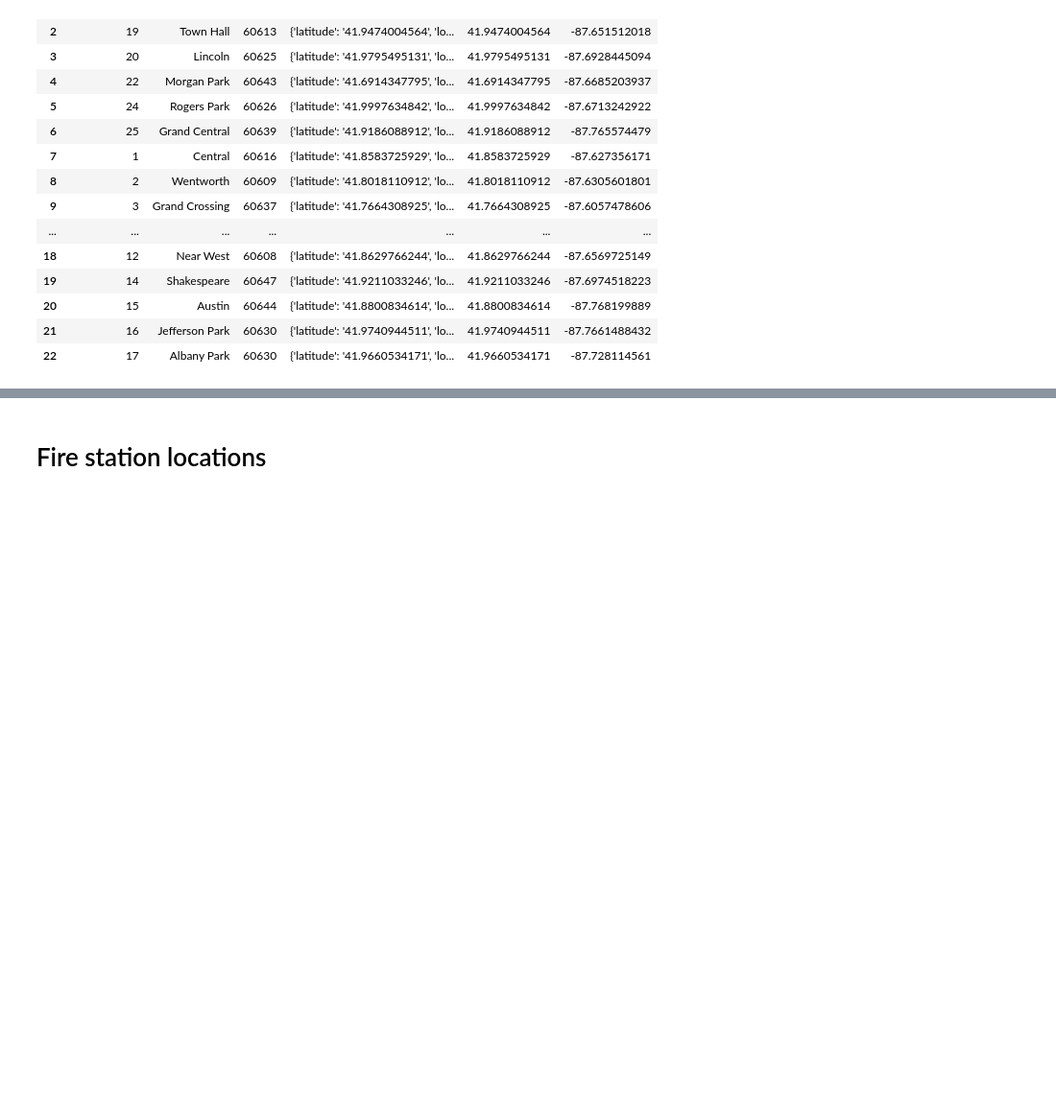
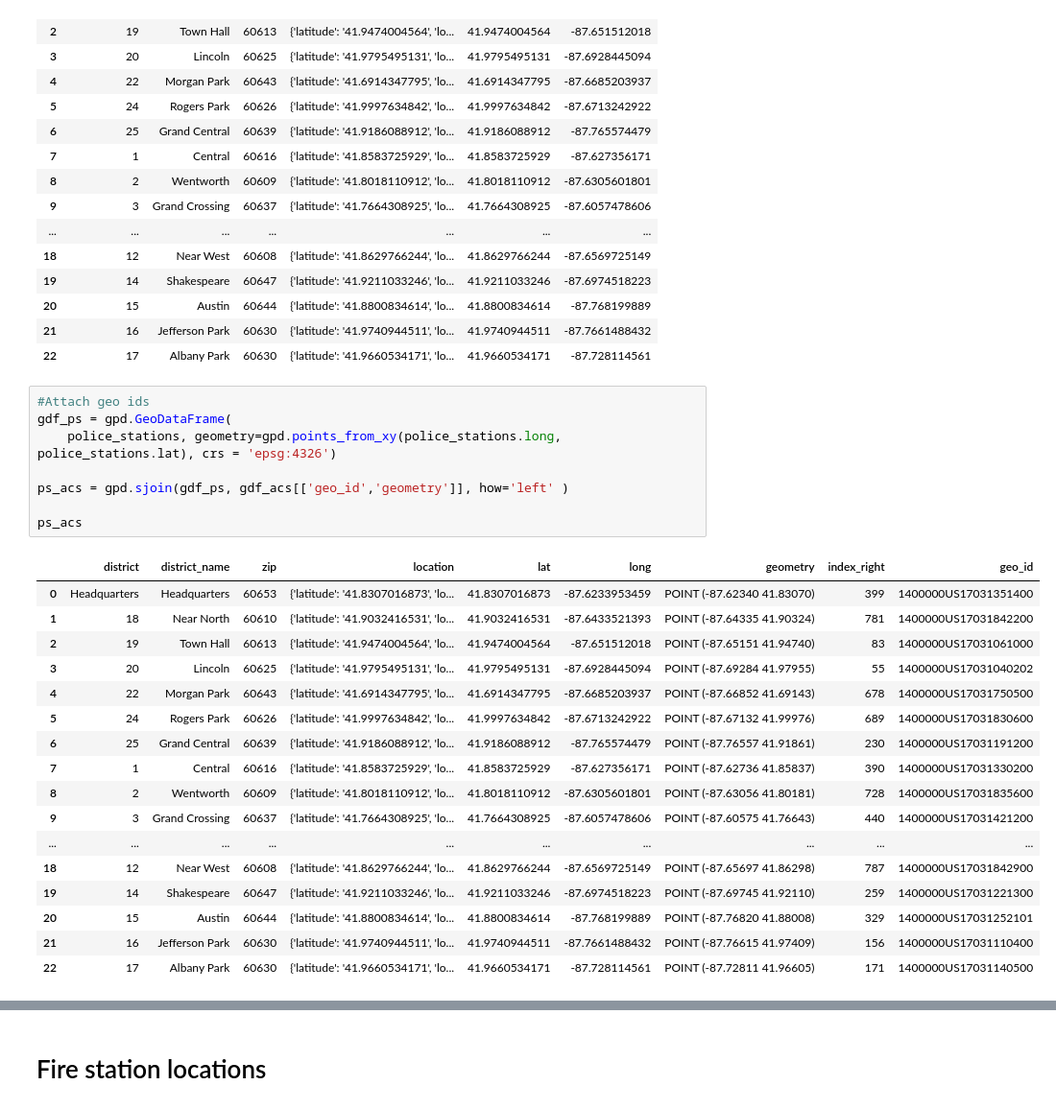
Before and after one commit to mihirbhaskar/chicago-complaints, a Jupyter notebook: additional predictors_Chicago open data.ipynb, the cells around one changed output, grey strips where cells are left out. Shown at 96% size. Drawn from its saved outputs; the diff is of its cells as text; blank space fills up the shorter version.

```diff
--- a/additional predictors_Chicago open data.ipynb
+++ b/additional predictors_Chicago open data.ipynb
@@ -80,3 +115,29 @@ police_stations
 | 20 | 15 | Austin | 60644 | {'latitude': '41.8800834614', 'lo... | 41.8800834614 | -87.768199889 |
 | 21 | 16 | Jefferson Park | 60630 | {'latitude': '41.9740944511', 'lo... | 41.9740944511 | -87.7661488432 |
 | 22 | 17 | Albany Park | 60630 | {'latitude': '41.9660534171', 'lo... | 41.9660534171 | -87.728114561 |
+# %%
+#Attach geo ids
+gdf_ps = gpd.GeoDataFrame(
+    police_stations, geometry=gpd.points_from_xy(police_stations.long, police_stations.lat), crs = 'epsg:4326')
+
+ps_acs = gpd.sjoin(gdf_ps, gdf_acs[['geo_id','geometry']], how='left' )
+
+ps_acs
+# %% [output]
+|  | district | district_name | zip | location | lat | long | geometry | index_right | geo_id |
+| 0 | Headquarters | Headquarters | 60653 | {'latitude': '41.8307016873', 'lo... | 41.8307016873 | -87.6233953459 | POINT (-87.62340 41.83070) | 399 | 1400000US17031351400 |
+| 1 | 18 | Near North | 60610 | {'latitude': '41.9032416531', 'lo... | 41.9032416531 | -87.6433521393 | POINT (-87.64335 41.90324) | 781 | 1400000US17031842200 |
+| 2 | 19 | Town Hall | 60613 | {'latitude': '41.9474004564', 'lo... | 41.9474004564 | -87.651512018 | POINT (-87.65151 41.94740) | 83 | 1400000US17031061000 |
+| 3 | 20 | Lincoln | 60625 | {'latitude': '41.9795495131', 'lo... | 41.9795495131 | -87.6928445094 | POINT (-87.69284 41.97955) | 55 | 1400000US17031040202 |
+| 4 | 22 | Morgan Park | 60643 | {'latitude': '41.6914347795', 'lo... | 41.6914347795 | -87.6685203937 | POINT (-87.66852 41.69143) | 678 | 1400000US17031750500 |
+| 5 | 24 | Rogers Park | 60626 | {'latitude': '41.9997634842', 'lo... | 41.9997634842 | -87.6713242922 | POINT (-87.67132 41.99976) | 689 | 1400000US17031830600 |
+| 6 | 25 | Grand Central | 60639 | {'latitude': '41.9186088912', 'lo... | 41.9186088912 | -87.765574479 | POINT (-87.76557 41.91861) | 230 | 1400000US17031191200 |
+| 7 | 1 | Central | 60616 | {'latitude': '41.8583725929', 'lo... | 41.8583725929 | -87.627356171 | POINT (-87.62736 41.85837) | 390 | 1400000US17031330200 |
+| 8 | 2 | Wentworth | 60609 | {'latitude': '41.8018110912', 'lo... | 41.8018110912 | -87.6305601801 | POINT (-87.63056 41.80181) | 728 | 1400000US17031835600 |
+| 9 | 3 | Grand Crossing | 60637 | {'latitude': '41.7664308925', 'lo... | 41.7664308925 | -87.6057478606 | POINT (-87.60575 41.76643) | 440 | 1400000US17031421200 |
+| ... | ... | ... | ... | ... | ... | ... | ... | ... | ... |
+| 18 | 12 | Near West | 60608 | {'latitude': '41.8629766244', 'lo... | 41.8629766244 | -87.6569725149 | POINT (-87.65697 41.86298) | 787 | 1400000US17031842900 |
+| 19 | 14 | Shakespeare | 60647 | {'latitude': '41.9211033246', 'lo... | 41.9211033246 | -87.6974518223 | POINT (-87.69745 41.92110) | 259 | 1400000US17031221300 |
+| 20 | 15 | Austin | 60644 | {'latitude': '41.8800834614', 'lo... | 41.8800834614 | -87.768199889 | POINT (-87.76820 41.88008) | 329 | 1400000US17031252101 |
+| 21 | 16 | Jefferson Park | 60630 | {'latitude': '41.9740944511', 'lo... | 41.9740944511 | -87.7661488432 | POINT (-87.76615 41.97409) | 156 | 1400000US17031110400 |
+| 22 | 17 | Albany Park | 60630 | {'latitude': '41.9660534171', 'lo... | 41.9660534171 | -87.728114561 | POINT (-87.72811 41.96605) | 171 | 1400000US17031140500 |
```
Also changed, not shown: parts of 39 cells of this notebook, 1 other file.
